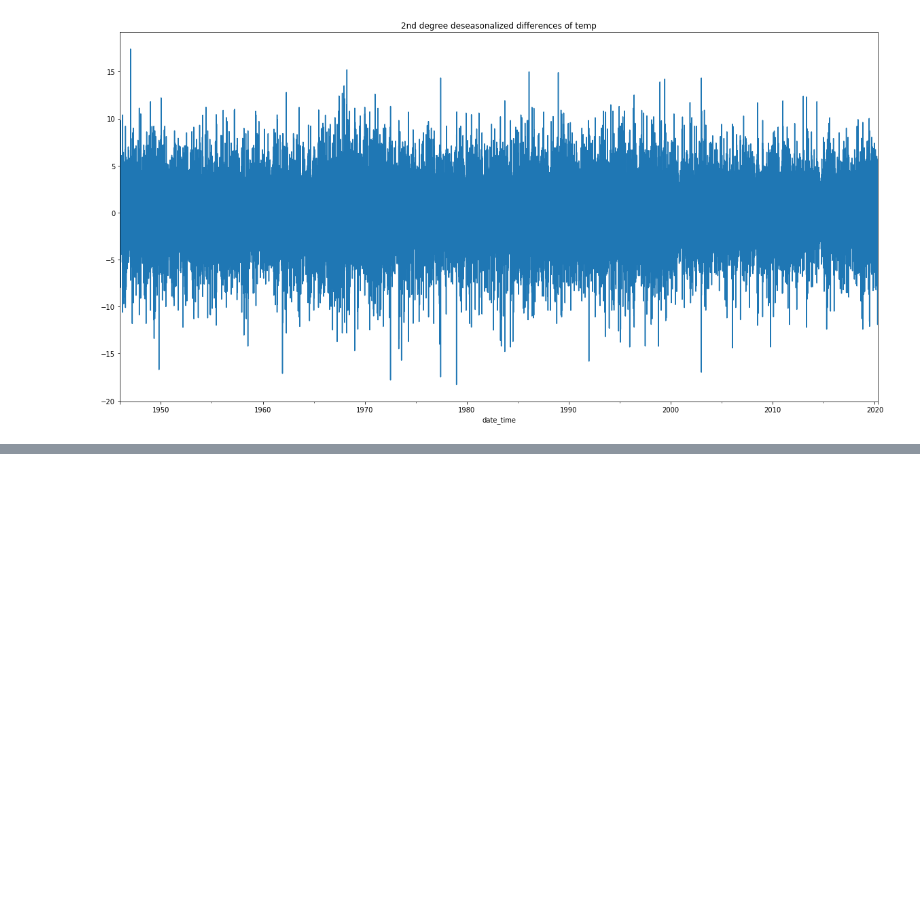
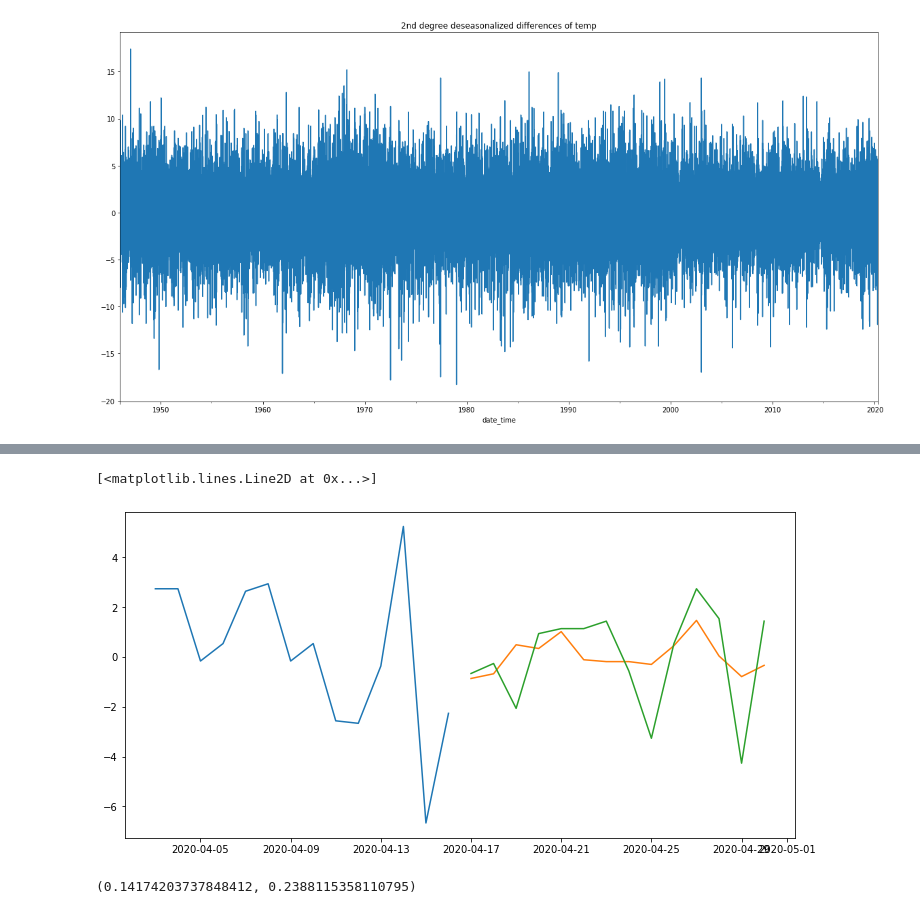
Before and after one commit to SabFrAlphin/first_projects, a Jupyter notebook: 05_Project_Temperature/Temperature_data_validation.ipynb, the cells around one changed output, grey strips where cells are left out. Cells and saved outputs as stored; diff of their text form; code cells hidden in the pictures; blank space fills up the shorter version.

```diff
--- a/05_Project_Temperature/Temperature_data_validation.ipynb
+++ b/05_Project_Temperature/Temperature_data_validation.ipynb
@@ -195,0 +341,7 @@ df3['2nd_deseasonalized'].plot(figsize=(20,10), title='2nd degree deseasonalized
+# %%
+xtrain = df4[-28:-14][feature]
+xtest = df4[-14:][feature]
+ytrain = df4[-28:-14]['1st_deseasonalized']
+ytest = df4[-14:]['1st_deseasonalized']
+# %%
+m = LinearRegression()
@@ -195,0 +352,13 @@ df3['2nd_deseasonalized'].plot(figsize=(20,10), title='2nd degree deseasonalized
+# %%
+ypred = m.predict(Xtest) #out of sample prediction
+# %%
+plt.plot(xtrain)
+plt.plot(xtest.index, ypred) # orange line is our  stationary passenger prediction
+plt.plot(xtest.index, ytest) #green line is our actual stationary passenger data
+# %% [output]
+[<matplotlib.lines.Line2D at 0x...>]
+[figure, added]
+# %%
+m.score(xtrain,ytrain), m.score(xtest,ytest)
+# %% [output]
+(0.14174203737848412, 0.2388115358110795)
```
Also changed, not shown: parts of 20 cells of this notebook.
